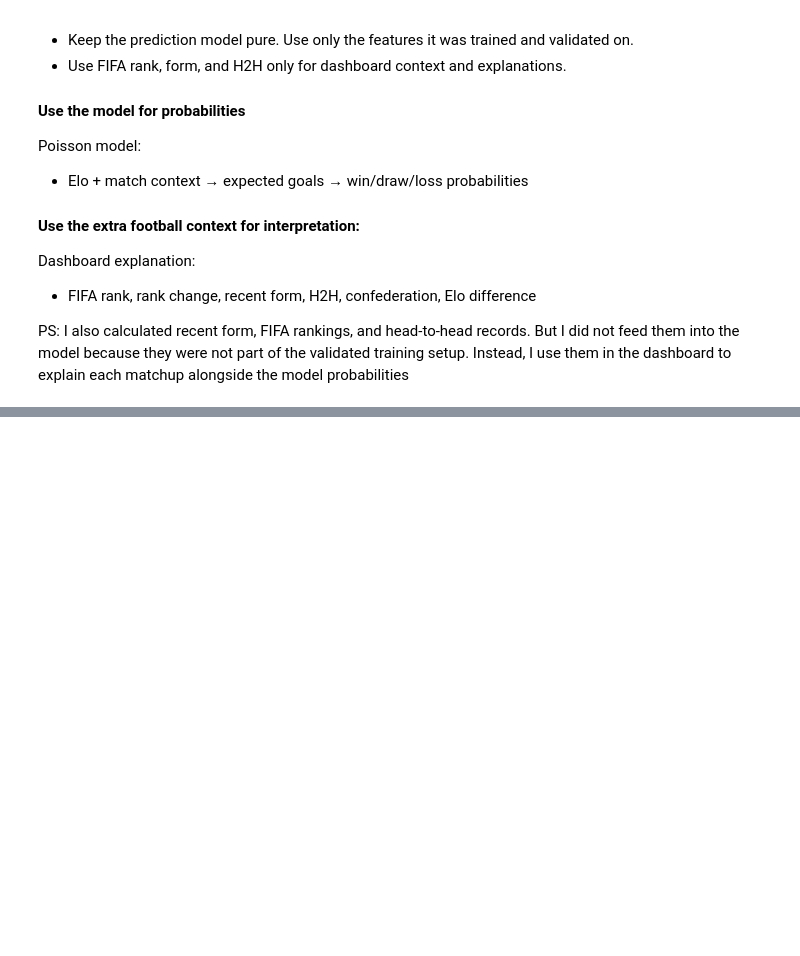
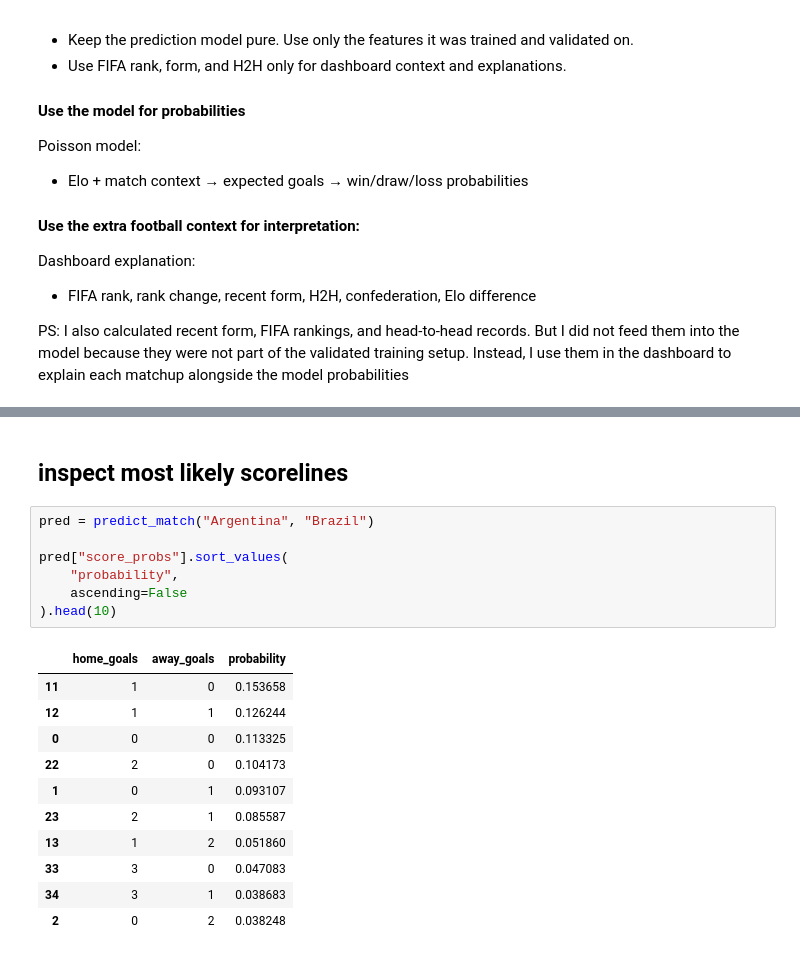
Before and after one commit to anesriad/football_WorldCup_2026_predictions, a Jupyter notebook: notebooks/5-tournament_simulation.ipynb, the cells around one changed output, grey strips where cells are left out. Drawn from its saved outputs; the diff is of its cells as text; blank space fills up the shorter version.

```diff
--- a/notebooks/5-tournament_simulation.ipynb
+++ b/notebooks/5-tournament_simulation.ipynb
@@ -405,0 +632,21 @@ PS: I also calculated recent form, FIFA rankings, and head-to-head records. But
+# %% [markdown]
+## inspect most likely scorelines
+# %%
+pred = predict_match("Argentina", "Brazil")
+
+pred["score_probs"].sort_values(
+    "probability",
+    ascending=False
+).head(10)
+# %% [output]
+|  | home_goals | away_goals | probability |
+| 11 | 1 | 0 | 0.153658 |
+| 12 | 1 | 1 | 0.126244 |
+| 0 | 0 | 0 | 0.113325 |
+| 22 | 2 | 0 | 0.104173 |
+| 1 | 0 | 1 | 0.093107 |
+| 23 | 2 | 1 | 0.085587 |
+| 13 | 1 | 2 | 0.051860 |
+| 33 | 3 | 0 | 0.047083 |
+| 34 | 3 | 1 | 0.038683 |
+| 2 | 0 | 2 | 0.038248 |
```
Also changed, not shown: parts of 55 cells of this notebook, 2 other files.
